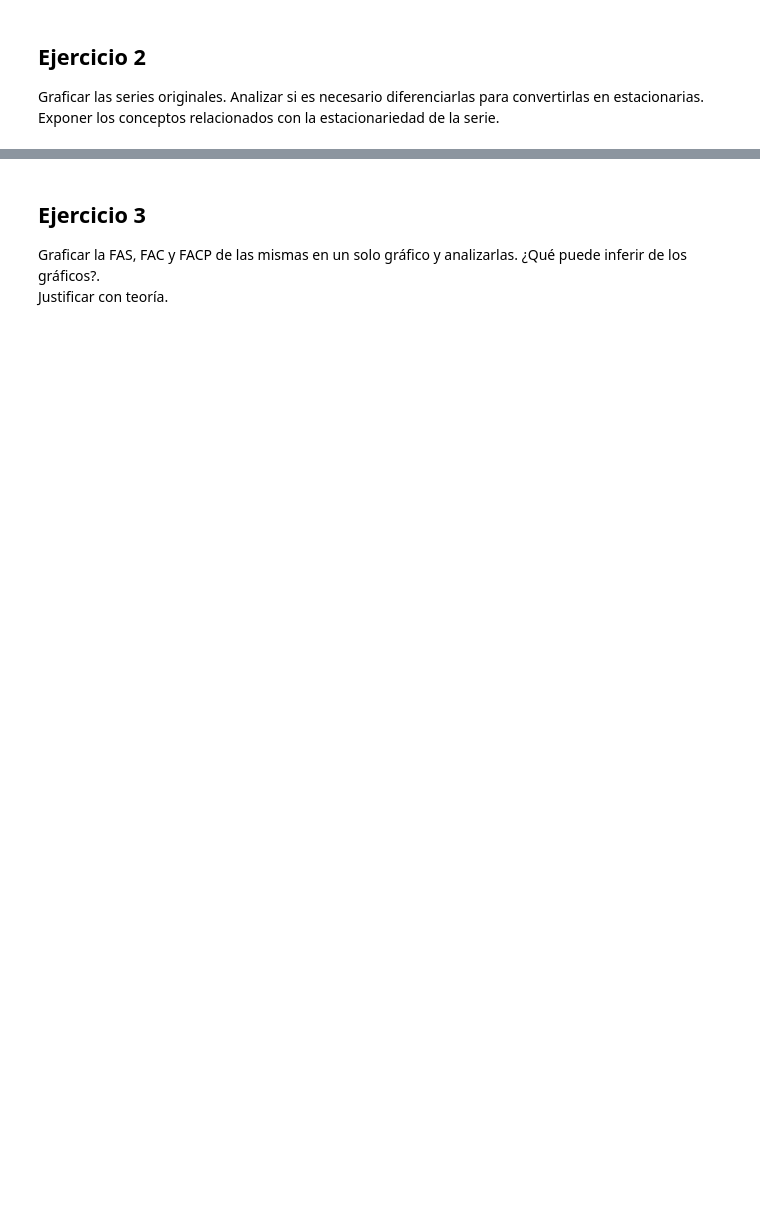
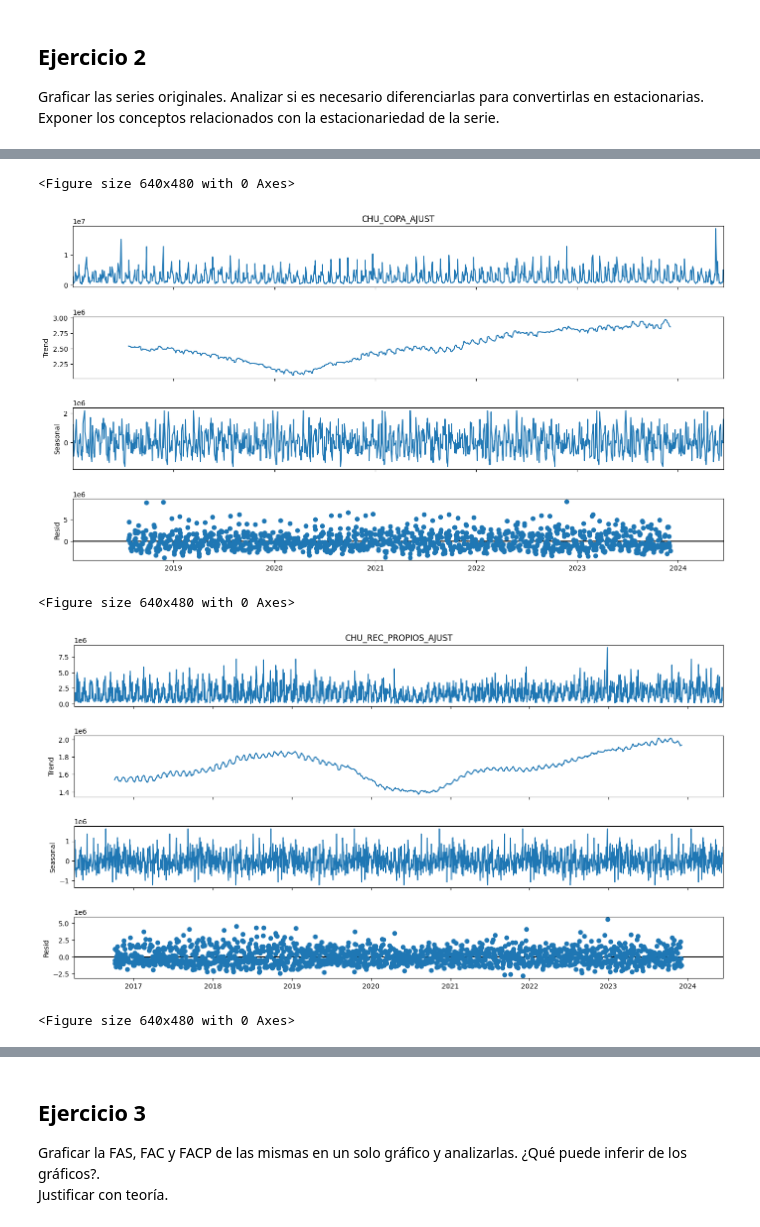
Before and after one commit to carrenogf/MCD-Series-Temporales, a Jupyter notebook: notebooks/main.ipynb, the cells around one changed output, grey strips where cells are left out. Drawn from its saved outputs; the diff is of its cells as text; code cells hidden in the pictures; blank space fills up the shorter version.

```diff
--- a/notebooks/main.ipynb
+++ b/notebooks/main.ipynb
@@ -26,0 +92,17 @@ Exponer los conceptos relacionados con la estacionariedad de la serie.
+# %%
+# Esta función descompone la serie en sus partes para ver estacionalidad, tendencia, residuos
+def componentes(timeserie, periodo):
+  decomposition = seasonal_decompose(timeserie, model='additive', period=periodo)
+  fig = plt.figure()
+  fig = decomposition.plot()
+  fig.set_size_inches(15, 8)
+# %%
+componentes(dataframes[0], 252)
+componentes(dataframes[1], 252)
+componentes(dataframes[2], 61)
+# %% [output]
+<Figure size 640x480 with 0 Axes>
+[figure, added]
+<Figure size 640x480 with 0 Axes>
+[figure, added]
+<Figure size 640x480 with 0 Axes>
```
Also changed, not shown: parts of 44 cells of this notebook.
